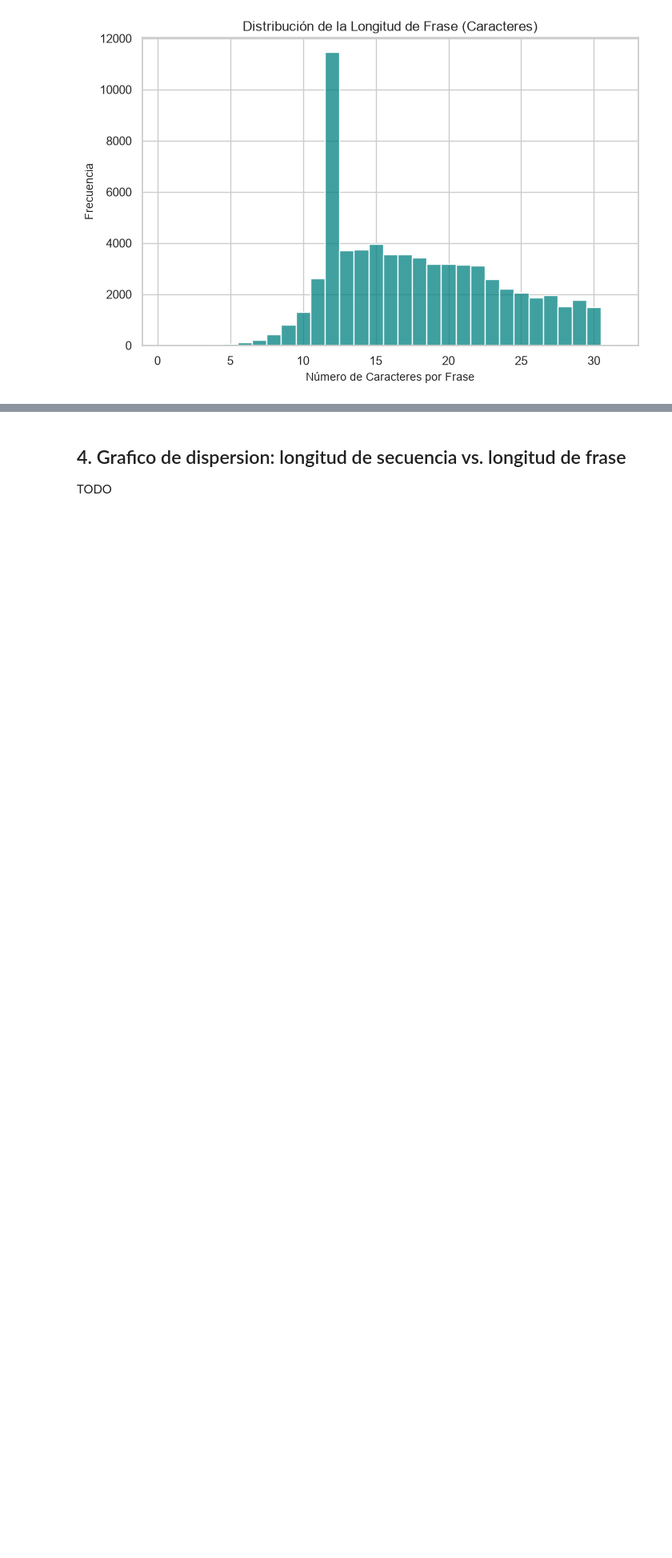
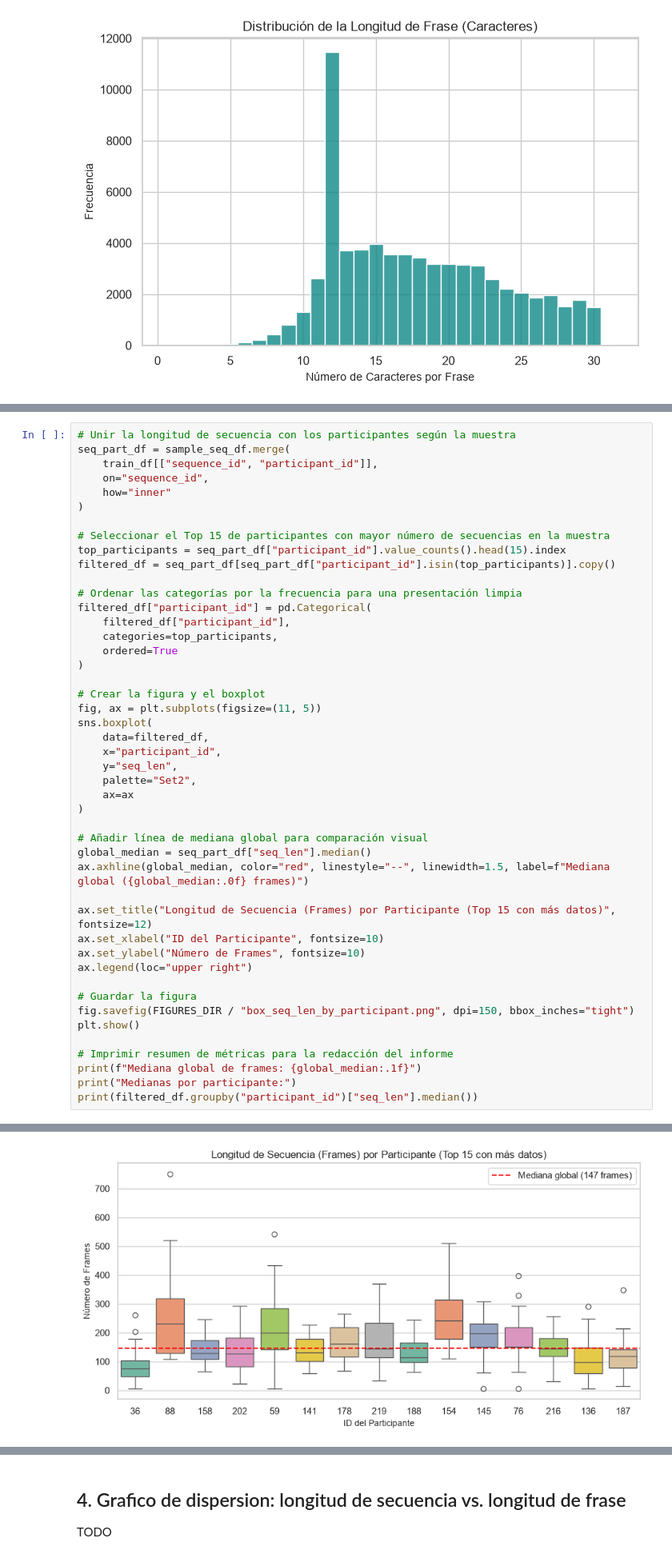
Before and after one commit to DufreyM/CC3084-Proyecto2, a Jupyter notebook: notebooks/05_visualizaciones.ipynb, the cells around one changed output, grey strips where cells are left out. Shown at 80% size. Drawn from its saved outputs; the diff is of its cells as text; blank space fills up the shorter version.

Commit message:
feat: diagrama de caja y bigote, longitud de secuencia por participante

```diff
--- a/notebooks/05_visualizaciones.ipynb
+++ b/notebooks/05_visualizaciones.ipynb
@@ -107,0 +110,47 @@ TODO
+# %%
+# Unir la longitud de secuencia con los participantes según la muestra
+seq_part_df = sample_seq_df.merge(
+    train_df[["sequence_id", "participant_id"]],
+    on="sequence_id",
+    how="inner"
+)
+
+# Seleccionar el Top 15 de participantes con mayor número de secuencias en la muestra
+top_participants = seq_part_df["participant_id"].value_counts().head(15).index
+filtered_df = seq_part_df[seq_part_df["participant_id"].isin(top_participants)].copy()
+
+# Ordenar las categorías por la frecuencia para una presentación limpia
+filtered_df["participant_id"] = pd.Categorical(
+    filtered_df["participant_id"],
+    categories=top_participants,
+    ordered=True
+)
+
+# Crear la figura y el boxplot
+fig, ax = plt.subplots(figsize=(11, 5))
+sns.boxplot(
+    data=filtered_df,
+    x="participant_id",
+    y="seq_len",
+    palette="Set2",
+    ax=ax
+)
+
+# Añadir línea de mediana global para comparación visual
+global_median = seq_part_df["seq_len"].median()
+ax.axhline(global_median, color="red", linestyle="--", linewidth=1.5, label=f"Mediana global ({global_median:.0f} frames)")
+
+ax.set_title("Longitud de Secuencia (Frames) por Participante (Top 15 con más datos)", fontsize=12)
+ax.set_xlabel("ID del Participante", fontsize=10)
+ax.set_ylabel("Número de Frames", fontsize=10)
+ax.legend(loc="upper right")
+
+# Guardar la figura
+fig.savefig(FIGURES_DIR / "box_seq_len_by_participant.png", dpi=150, bbox_inches="tight")
+plt.show()
+
+# Imprimir resumen de métricas para la redacción del informe
+print(f"Mediana global de frames: {global_median:.1f}")
+print("Medianas por participante:")
+print(filtered_df.groupby("participant_id")["seq_len"].median())
+# %% [output]
@@ -107,0 +160 @@ TODO
+[figure, added]
```
Also changed, not shown: parts of 4 cells of this notebook, 1 other file.
